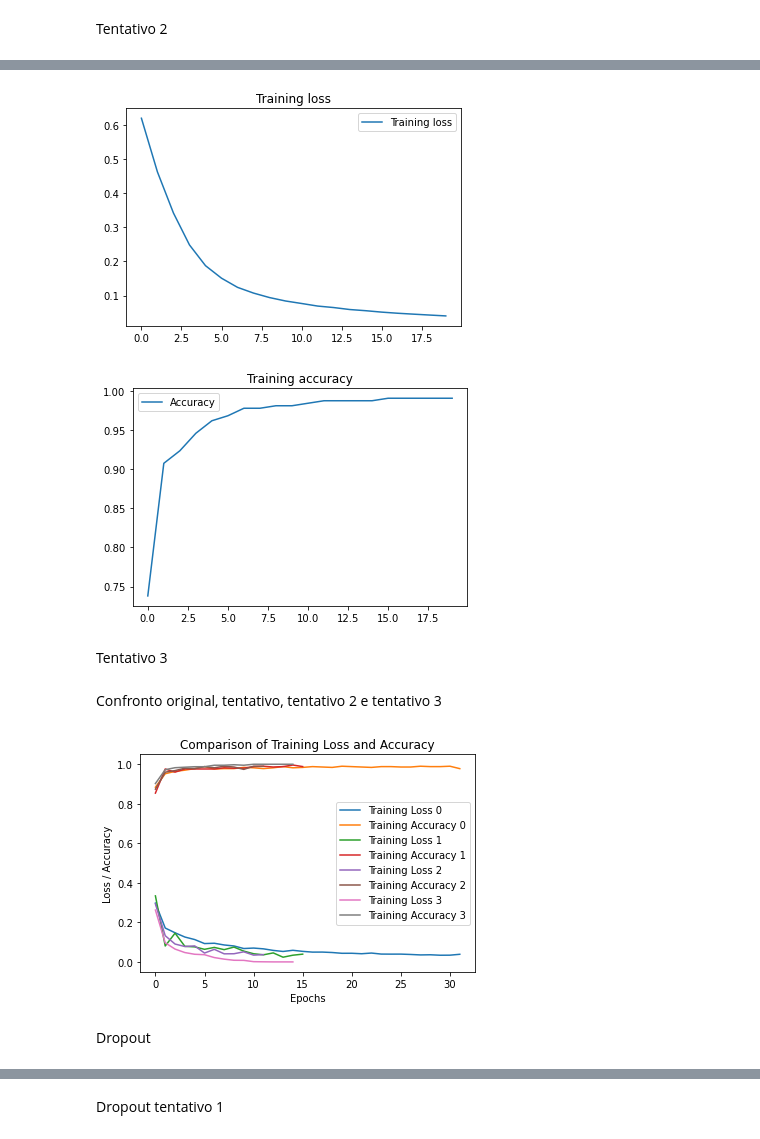
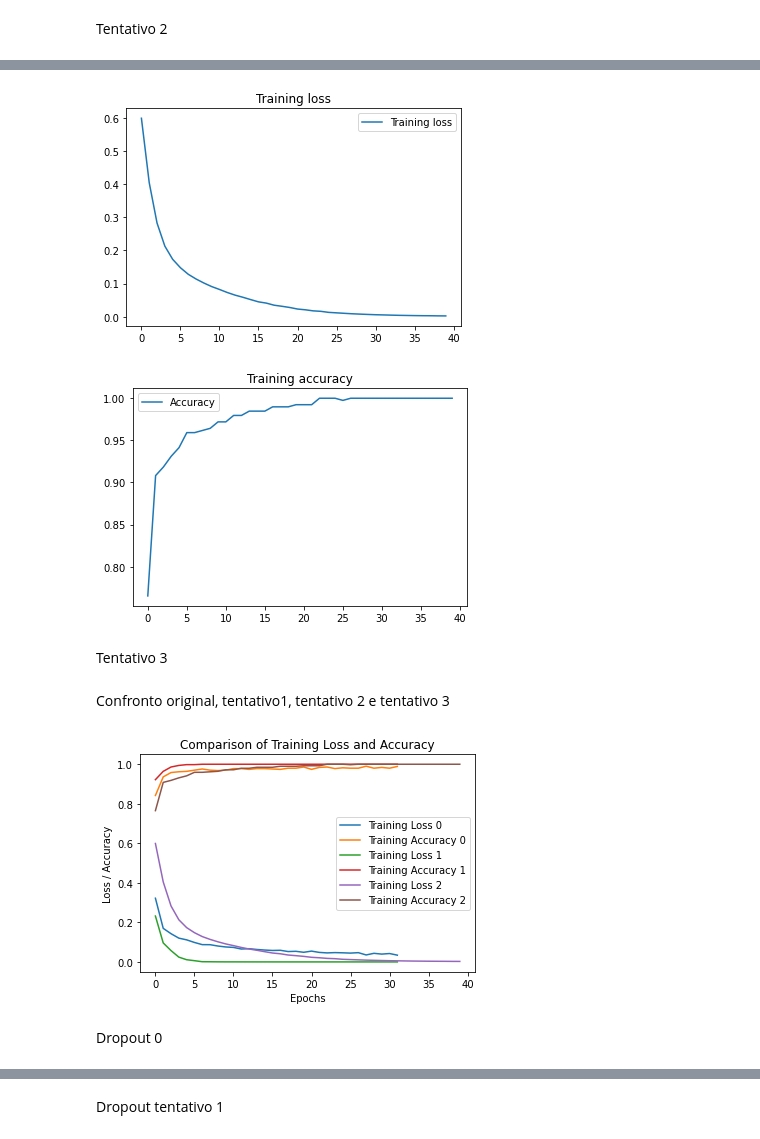
Before and after one commit to ChiaraAnsaldo/Neural-network-for-eeg-signal-analysis-for-epileptic-seizure-detection, a Jupyter notebook: Main-Ire.ipynb, the cells around one changed output, grey strips where cells are left out. Drawn from its saved outputs; the diff is of its cells as text; code cells hidden in the pictures.

```diff
--- a/Main-Ire.ipynb
+++ b/Main-Ire.ipynb
@@ -221,5 +223,5 @@ model.compile(optimizer=optimizer, loss='binary_crossentropy', metrics=['accurac
 history1 = model.fit(x_train,
                     y_train,
                     steps_per_epoch=500,
-                    epochs=15)
+                    epochs=40)
 # %% [output]
@@ -282,6 +284,5 @@ model.compile(optimizer=optimizer, loss='binary_crossentropy', metrics=['accurac
 history2 = model.fit(x_train,
                     y_train,
                     batch_size=32,  # Modifica: Riduci le dimensioni del batch
-                    epochs=20,  # Modifica: Aumenta il numero di epoche
-                    validation_split=0.2)  # Modifica: Aggiungi la validazione durante l'addestramento
+                    epochs=40)  # Modifica: Aumenta il numero di epoche
 # %% [output]
@@ -325,55 +326,49 @@ plt.legend()
 
 plt.show()
 # %% [output]
-[figure, old version]
+[figure, new version]
-[figure, old version]
+[figure, new version]
 # %% [markdown]
 Tentativo 3
 # %% [markdown]
-Confronto original, tentativo, tentativo 2 e tentativo 3
+Confronto original, tentativo1, tentativo 2 e tentativo 3
 # %%
 import matplotlib.pyplot as plt
 
-# Primo plot
+# Primo plot (tentativo 0)
 loss0 = history0.history['loss']
 acc0 = history0.history['accuracy']
 epochs0 = range(len(loss0))
 plt.plot(epochs0, loss0, label='Training Loss 0')
 plt.plot(epochs0, acc0, label='Training Accuracy 0')
 
-# Secondo plot
+# Secondo plot (tentativo 1)
 loss1 = history1.history['loss']
 acc1 = history1.history['accuracy']
 epochs1 = range(len(loss1))
 plt.plot(epochs1, loss1, label='Training Loss 1')
 plt.plot(epochs1, acc1, label='Training Accuracy 1')
 
-# Terzo plot
+# Terzo plot (tentativo 2)
 loss2 = history2.history['loss']
 acc2 = history2.history['accuracy']
 epochs2 = range(len(loss2))
 plt.plot(epochs2, loss2, label='Training Loss 2')
 plt.plot(epochs2, acc2, label='Training Accuracy 2')
 
-# Quarto plot
-loss3 = history3.history['loss']
-acc3 = history3.history['accuracy']
-epochs3 = range(len(loss3))
-plt.plot(epochs3, loss3, label='Training Loss 3')
-plt.plot(epochs3, acc3, label='Training Accuracy 3')
 
 # Grafico combinato
 plt.title('Comparison of Training Loss and Accuracy')
 plt.xlabel('Epochs')
 plt.ylabel('Loss / Accuracy')
 plt.legend()
 
 # Mostra il grafico
 plt.show()
 # %% [output]
-[figure, old version]
+[figure, new version]
 # %% [markdown]
-Dropout
+Dropout 0
 # %%
 model = Sequential()
 model.add(layers.GRU(32,
```
Also changed, not shown: parts of 30 cells of this notebook.
